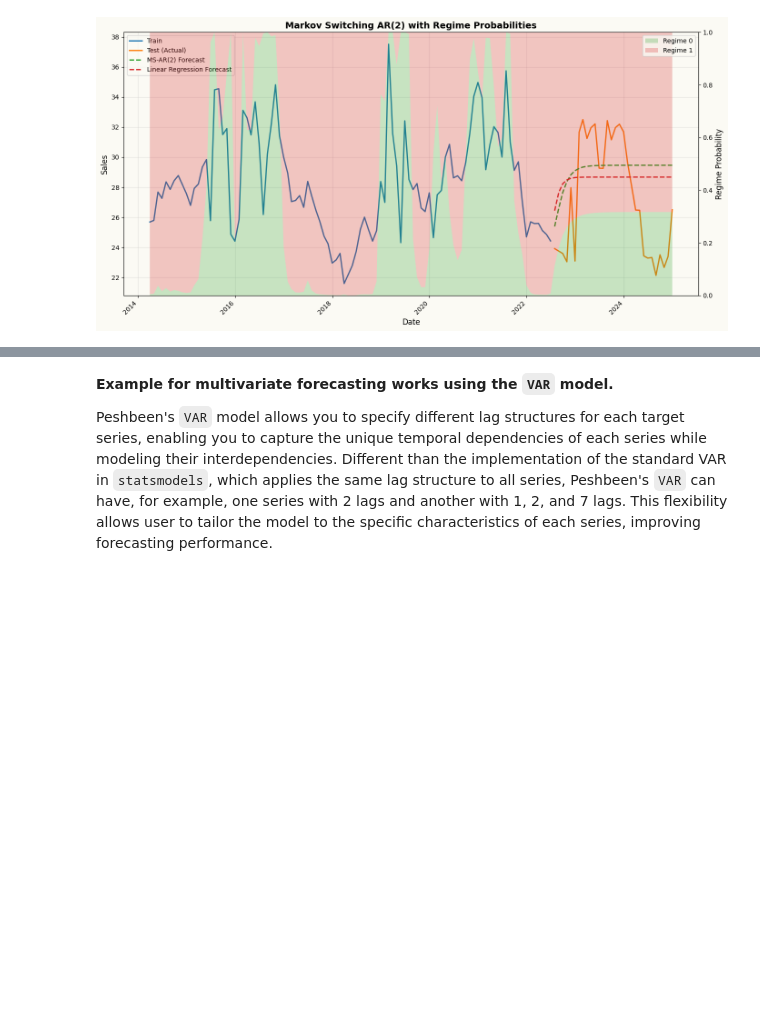
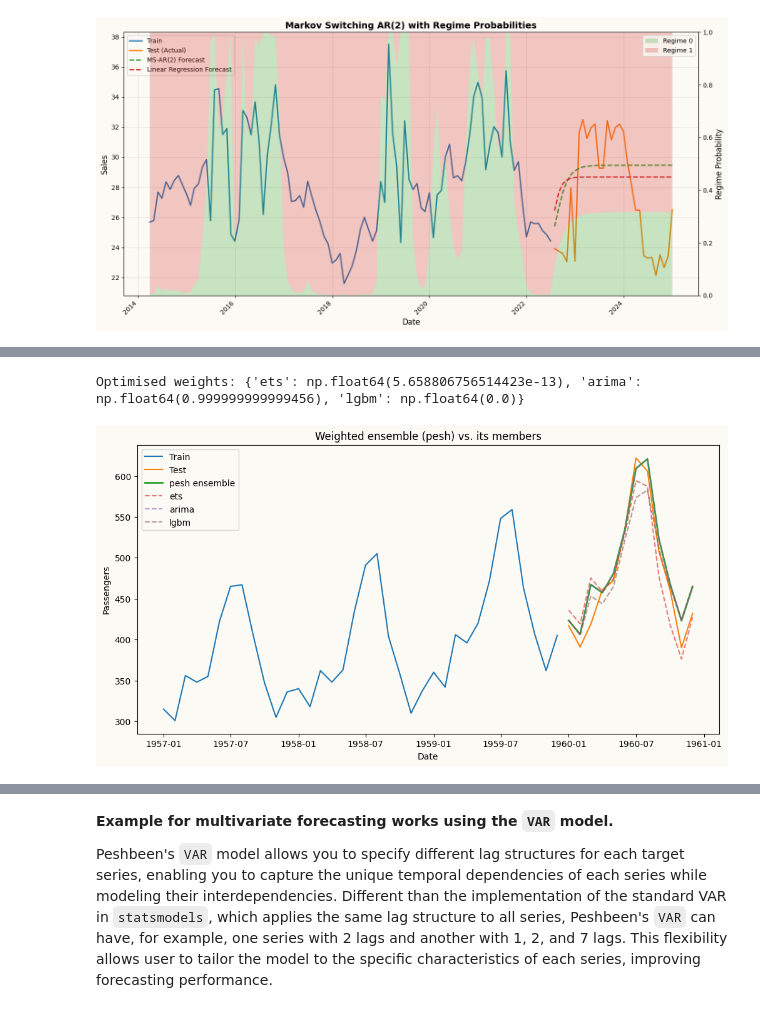
Before and after one commit to mustafaslanCoto/peshbeen, a Jupyter notebook: nbs/guide/01_model_zoo.ipynb, the cells around one changed output, grey strips where cells are left out. Cells and saved outputs as stored; diff of their text form; code cells hidden in the pictures; blank space fills up the shorter version.

```diff
--- a/nbs/guide/01_model_zoo.ipynb
+++ b/nbs/guide/01_model_zoo.ipynb
@@ -247,3 +296,52 @@ plt.show()
+# %%
+from peshbeen.models import ets, arima, ml_forecaster, pesh
+from peshbeen.datasets import load_airline_passengers
+from peshbeen.metrics import RMSE
+from lightgbm import LGBMRegressor
+
+pax = load_airline_passengers()
+pesh_train = pax[:-12]
+pesh_test = pax[-12:]
+
+# build the member models (note: ml_forecaster uses model=, not estimator=)
+members = {
+    "ets":   ets(target_col="passengers", seasonal="additive", trend="additive",
+                 seasonal_periods=12, smoothing_level=0.5, smoothing_trend=0.5, smoothing_seasonal=0.5),
+    "arima": arima(target_col="passengers", order=(1, 1, 1), seasonal_order=(1, 1, 1), seasonal_length=12),
+    "lgbm":  ml_forecaster(target_col="passengers",
+                           model=LGBMRegressor(n_estimators=100, random_state=42, verbose=-1),
+                           difference=1, lags=12),
+}
+
+# 1) optimise the ensemble weights via cross-validation, then read them back
+weight_finder = pesh(models={k: m.copy() for k, m in members.items()})
+cv_results = weight_finder.cross_validate(df=pesh_train, cv_split=3, test_size=12,
+                                          metrics=[RMSE], weighting_scheme="optimize")
+opt_weights = weight_finder.optimal_weights_
+# optimal_weights_ also contains a "pesh" key for the combined column; keep only member weights
+opt_weights = {k: v for k, v in opt_weights.items() if k in members}
+print("Optimised weights:", opt_weights)
+
+# 2) fit a fresh ensemble with the optimised weights and forecast
+ensemble = pesh(models=members, weighting_scheme=opt_weights)
+ensemble.fit(pesh_train)
+ensemble_forecast = ensemble.forecast(H=12)   # DataFrame: one column per model + 'pesh'
+
+import matplotlib.pyplot as plt
+plt.figure(figsize=(12, 6))
+plt.plot(pesh_train.index[-36:], pesh_train["passengers"][-36:], label="Train")
+plt.plot(pesh_test.index, pesh_test["passengers"], label="Test")
+plt.plot(pesh_test.index, ensemble_forecast["pesh"], label="pesh ensemble", linewidth=2)
+for name in members:
+    plt.plot(pesh_test.index, ensemble_forecast[name], linestyle="--", alpha=0.6, label=name)
+plt.title("Weighted ensemble (pesh) vs. its members")
+plt.xlabel("Date")
+plt.ylabel("Passengers")
+plt.legend()
+plt.show()
+# %% [output]
+Optimised weights: {'ets': np.float64(5.658806756514423e-13), 'arima': np.float64(0.999999999999456), 'lgbm': np.float64(0.0)}
+[figure, added]
 # %% [markdown]
 ### Multivariate forecasters
 
```
Also changed, not shown: parts of 10 cells of this notebook, 6 other files.
